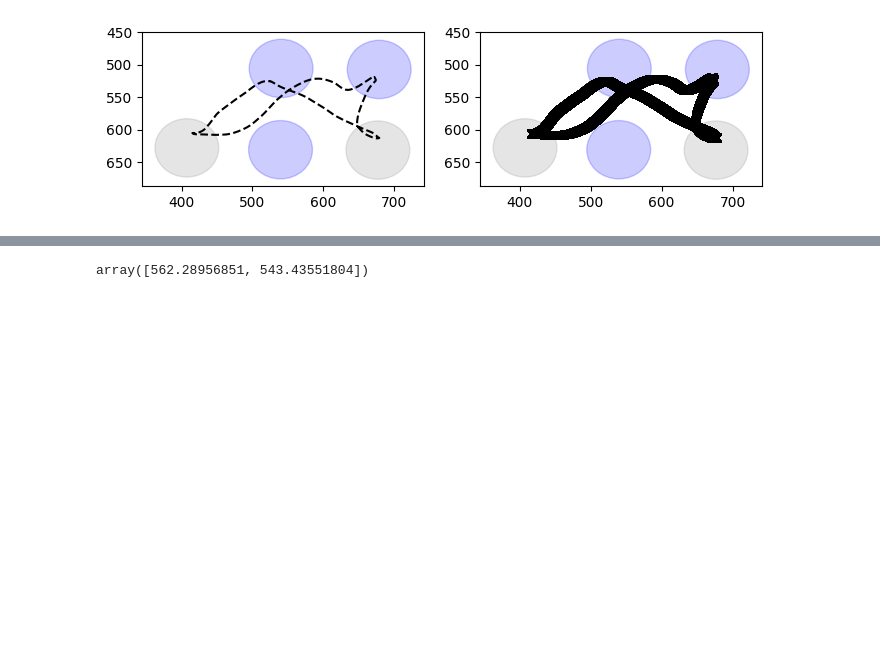
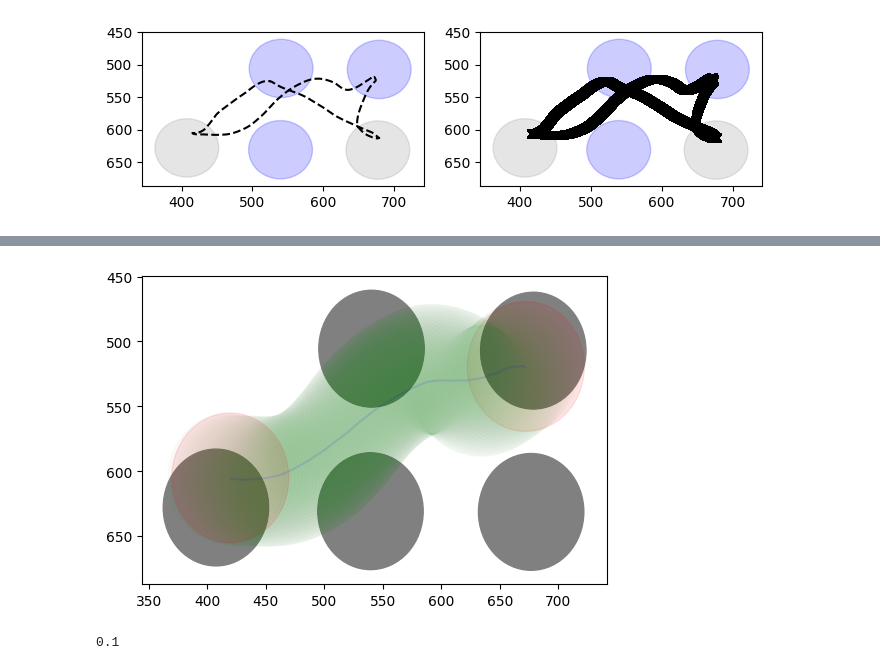
Before and after one commit to EmmettJT/sequences_analyse_PPSeq, a Jupyter notebook: revision_analysis/prioritisation_analysis/Untitled-1.ipynb, the cells around one changed output, grey strips where cells are left out. Saved outputs shown, nothing was run; the diff lists cells and outputs as text; code cells hidden in the pictures; blank space fills up the shorter version.

```diff
--- a/revision_analysis/prioritisation_analysis/Untitled-1.ipynb
+++ b/revision_analysis/prioritisation_analysis/Untitled-1.ipynb
@@ -1131,5 +1236,27 @@ def find_transition_times(start_center, end_center, intermediate_centers, trajec
-# %%
-end_target
-start_target
-# %% [output]
-array([562.28956851, 543.43551804])
+# %%
+
+
+fig, ax = plt.subplots(1, 1,figsize=(6, 4))
+for index,port_centroid in enumerate(port_centroids):
+    circle1 = plt.Circle(port_centroid, 45, color='grey', alpha = 1)
+    ax.add_patch(circle1)
+
+for index,centroid in enumerate(points):
+    if index == 0 or index == len(points)-1:
+        rad,a,c = radius_intermediate,0.1,'red'
+    else:
+        rad,a,c = radius_intermediate,0.01,'green'
+
+    circle2 = plt.Circle(centroid, rad, color=c, alpha = a)
+    ax.add_patch(circle2)
+
+
+
+
+ax.invert_yaxis()
+# %% [output]
+[figure, added]
+# %%
+a
+# %% [output]
+0.1
```
Also changed, not shown: parts of 13 cells of this notebook.
